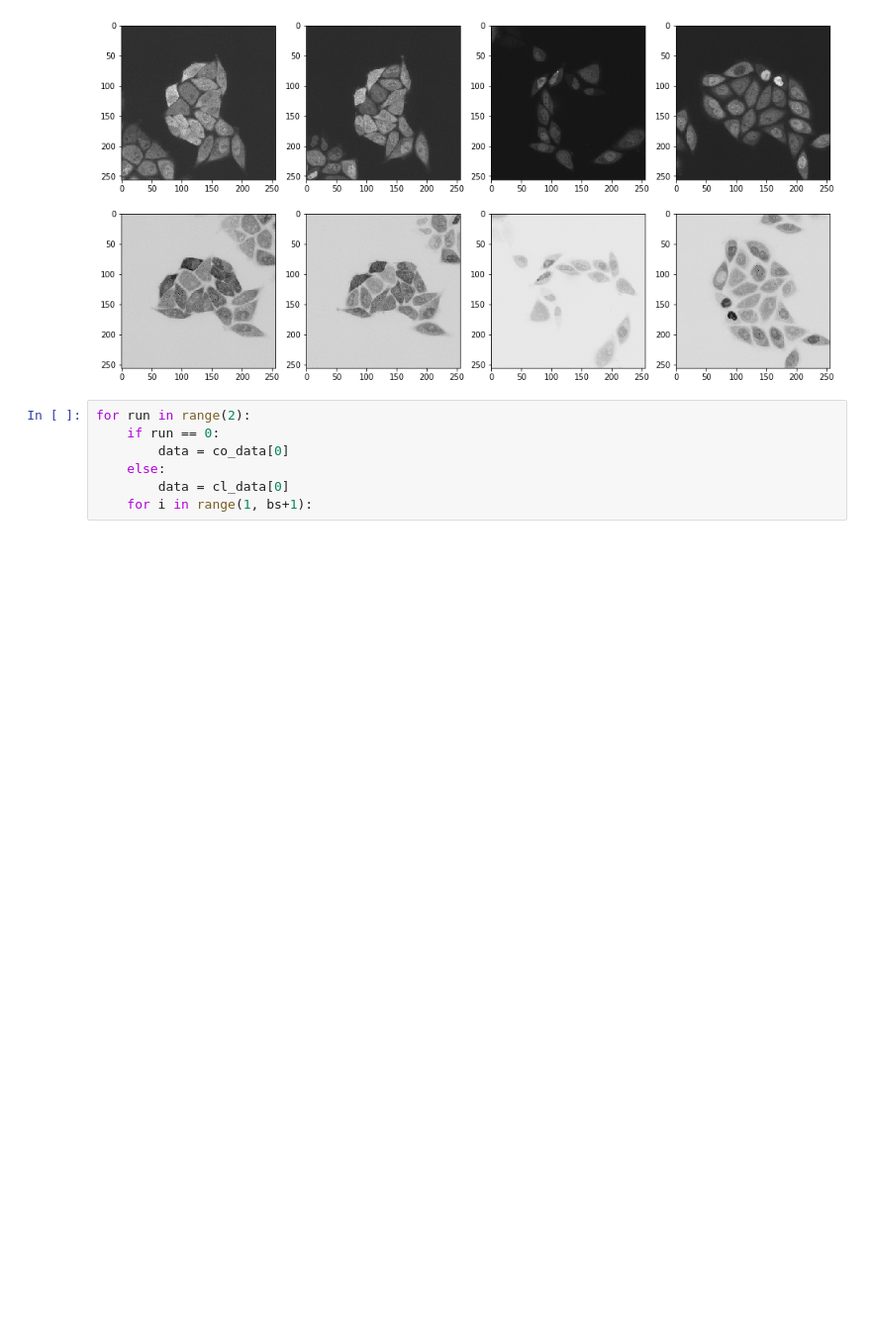
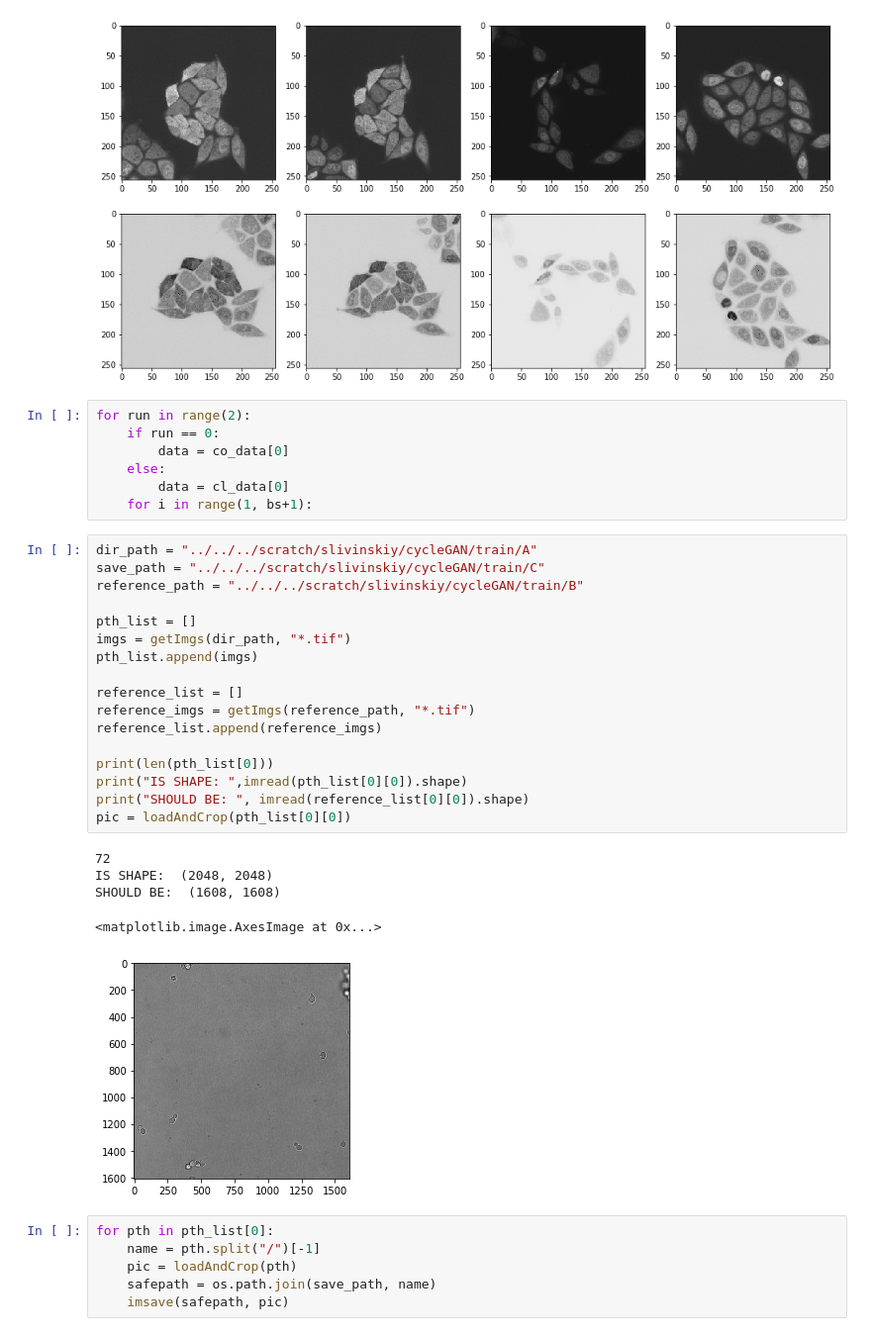
Before and after one commit to AlexanderSlivinskiy/FUNIT, a Jupyter notebook: Imshow.ipynb, the cells around one changed output. Shown at 99% size. Drawn from its saved outputs; the diff is of its cells as text; blank space fills up the shorter version.

```diff
--- a/Imshow.ipynb
+++ b/Imshow.ipynb
@@ -409,3 +413,32 @@ for run in range(2):
     else:
         data = cl_data[0]
     for i in range(1, bs+1):
+# %%
+dir_path = "../../../scratch/slivinskiy/cycleGAN/train/A"
+save_path = "../../../scratch/slivinskiy/cycleGAN/train/C"
+reference_path = "../../../scratch/slivinskiy/cycleGAN/train/B"
+
+pth_list = []
+imgs = getImgs(dir_path, "*.tif")
+pth_list.append(imgs)
+
+reference_list = []
+reference_imgs = getImgs(reference_path, "*.tif")
+reference_list.append(reference_imgs)
+
+print(len(pth_list[0]))
+print("IS SHAPE: ",imread(pth_list[0][0]).shape)
+print("SHOULD BE: ", imread(reference_list[0][0]).shape)
+pic = loadAndCrop(pth_list[0][0])
+# %% [output]
+72
+IS SHAPE:  (2048, 2048)
+SHOULD BE:  (1608, 1608)
+<matplotlib.image.AxesImage at 0x...>
+[figure, added]
+# %%
+for pth in pth_list[0]:
+    name = pth.split("/")[-1]
+    pic = loadAndCrop(pth)
+    safepath = os.path.join(save_path, name)
+    imsave(safepath, pic)
```
Also changed, not shown: parts of 7 cells of this notebook, 2 other files.
